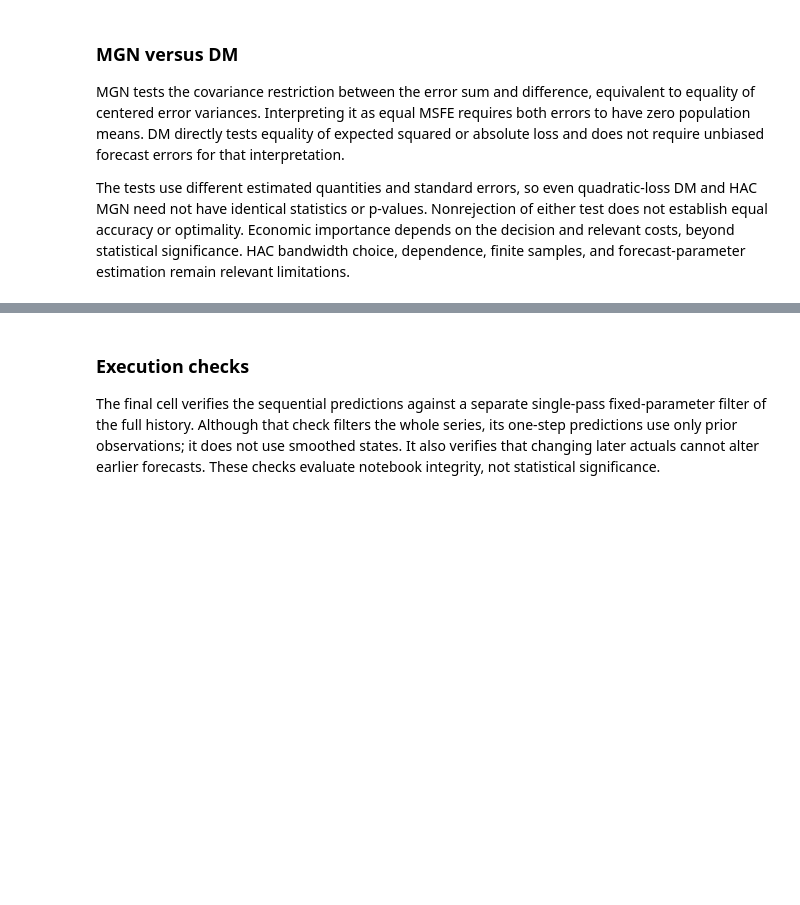
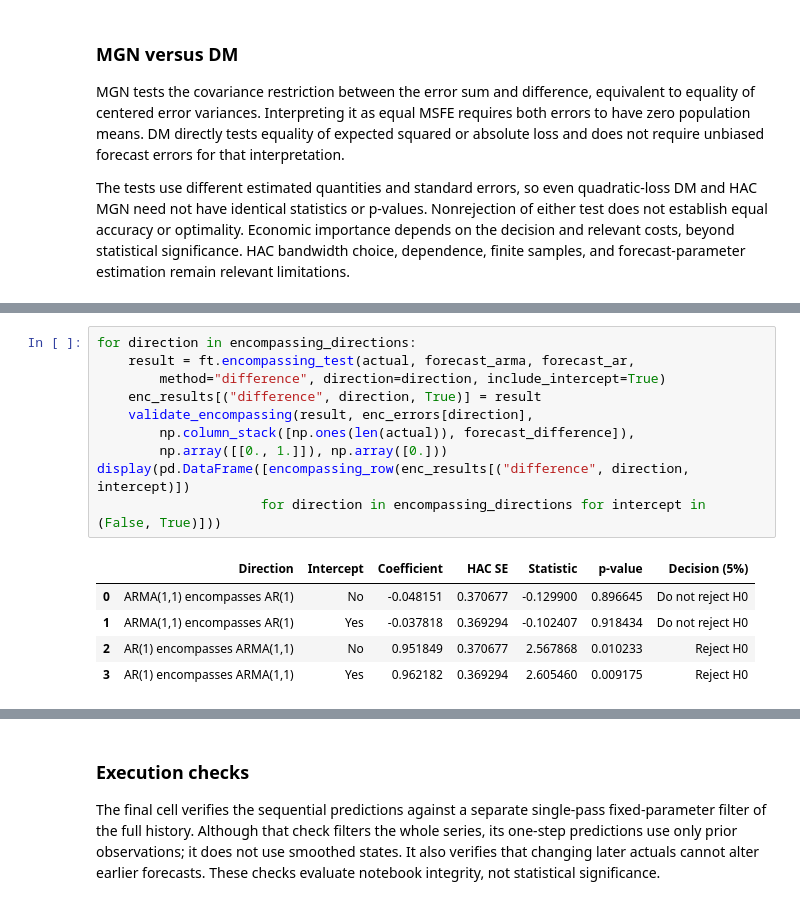
Before and after one commit to maarranz/Forecasting-Tools, a Jupyter notebook: Notebooks/Forecasting_Tools_Demo.ipynb, the cells around one changed output, grey strips where cells are left out. Cells and saved outputs as stored; diff of their text form; blank space fills up the shorter version.

```diff
--- a/Notebooks/Forecasting_Tools_Demo.ipynb
+++ b/Notebooks/Forecasting_Tools_Demo.ipynb
@@ -850,0 +937,16 @@ The tests use different estimated quantities and standard errors, so even quadra
+# %%
+for direction in encompassing_directions:
+    result = ft.encompassing_test(actual, forecast_arma, forecast_ar,
+        method="difference", direction=direction, include_intercept=True)
+    enc_results[("difference", direction, True)] = result
+    validate_encompassing(result, enc_errors[direction],
+        np.column_stack([np.ones(len(actual)), forecast_difference]),
+        np.array([[0., 1.]]), np.array([0.]))
+display(pd.DataFrame([encompassing_row(enc_results[("difference", direction, intercept)])
+                     for direction in encompassing_directions for intercept in (False, True)]))
+# %% [output]
+|  | Direction | Intercept | Coefficient | HAC SE | Statistic | p-value | Decision (5%) |
+| 0 | ARMA(1,1) encompasses AR(1) | No | -0.048151 | 0.370677 | -0.129900 | 0.896645 | Do not reject H0 |
+| 1 | ARMA(1,1) encompasses AR(1) | Yes | -0.037818 | 0.369294 | -0.102407 | 0.918434 | Do not reject H0 |
+| 2 | AR(1) encompasses ARMA(1,1) | No | 0.951849 | 0.370677 | 2.567868 | 0.010233 | Reject H0 |
+| 3 | AR(1) encompasses ARMA(1,1) | Yes | 0.962182 | 0.369294 | 2.605460 | 0.009175 | Reject H0 |
```
Also changed, not shown: parts of 14 cells of this notebook.
